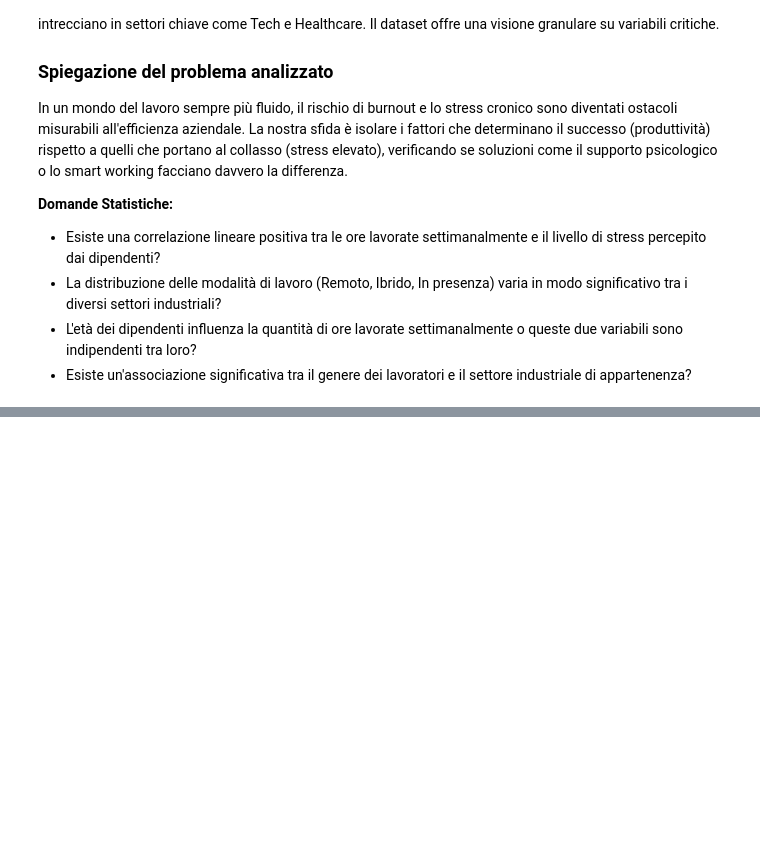
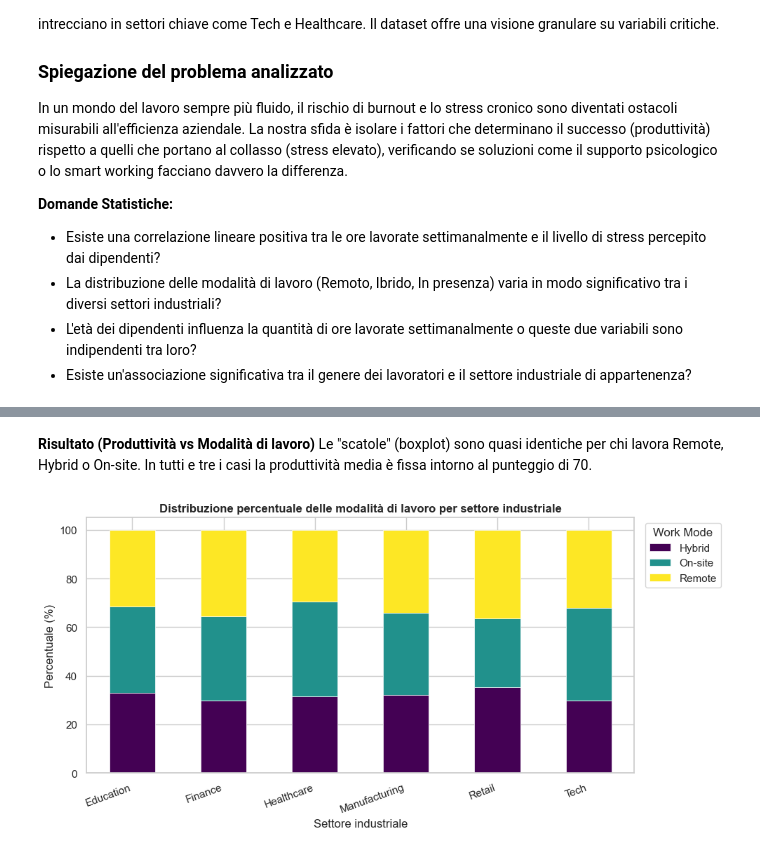
Before and after one commit to Matteo019/Progetti.Matteo_Bertotti, a Jupyter notebook: Mental Health/Progetto.ipynb, the cells around one changed output, grey strips where cells are left out. Saved outputs shown, nothing was run; the diff lists cells and outputs as text; code cells hidden in the pictures; blank space fills up the shorter version.

```diff
--- a/Mental Health/Progetto.ipynb
+++ b/Mental Health/Progetto.ipynb
@@ -37,0 +214,19 @@ sns.boxplot(data=df, x="Work_Mode", y="Productivity_Score", palette="viridis")
+# %% [markdown]
+**Risultato (Produttività vs Modalità di lavoro)**
+Le "scatole" (boxplot) sono quasi identiche per chi lavora Remote, Hybrid o On-site. In tutti e tre i casi la produttività media è fissa intorno al punteggio di 70.
+# %%
+# Grafico a barre: distribuzione Work_Mode per Industry (Q2 - visualizzazione)
+ct_mode_ind = pd.crosstab(df['Industry'], df['Work_Mode'], normalize='index') * 100
+
+ct_mode_ind.plot(kind='bar', stacked=True, figsize=(10, 5),
+                 colormap='viridis', edgecolor='white', linewidth=0.5)
+plt.title('Distribuzione percentuale delle modalità di lavoro per settore industriale',
+          fontsize=12, fontweight='bold')
+plt.xlabel('Settore industriale')
+plt.ylabel('Percentuale (%)')
+plt.xticks(rotation=20, ha='right')
+plt.legend(title='Work Mode', bbox_to_anchor=(1.01, 1), loc='upper left')
+plt.tight_layout()
+plt.show()
+# %% [output]
+[figure, added]
```
Also changed, not shown: parts of 44 cells of this notebook, 1 other file.
